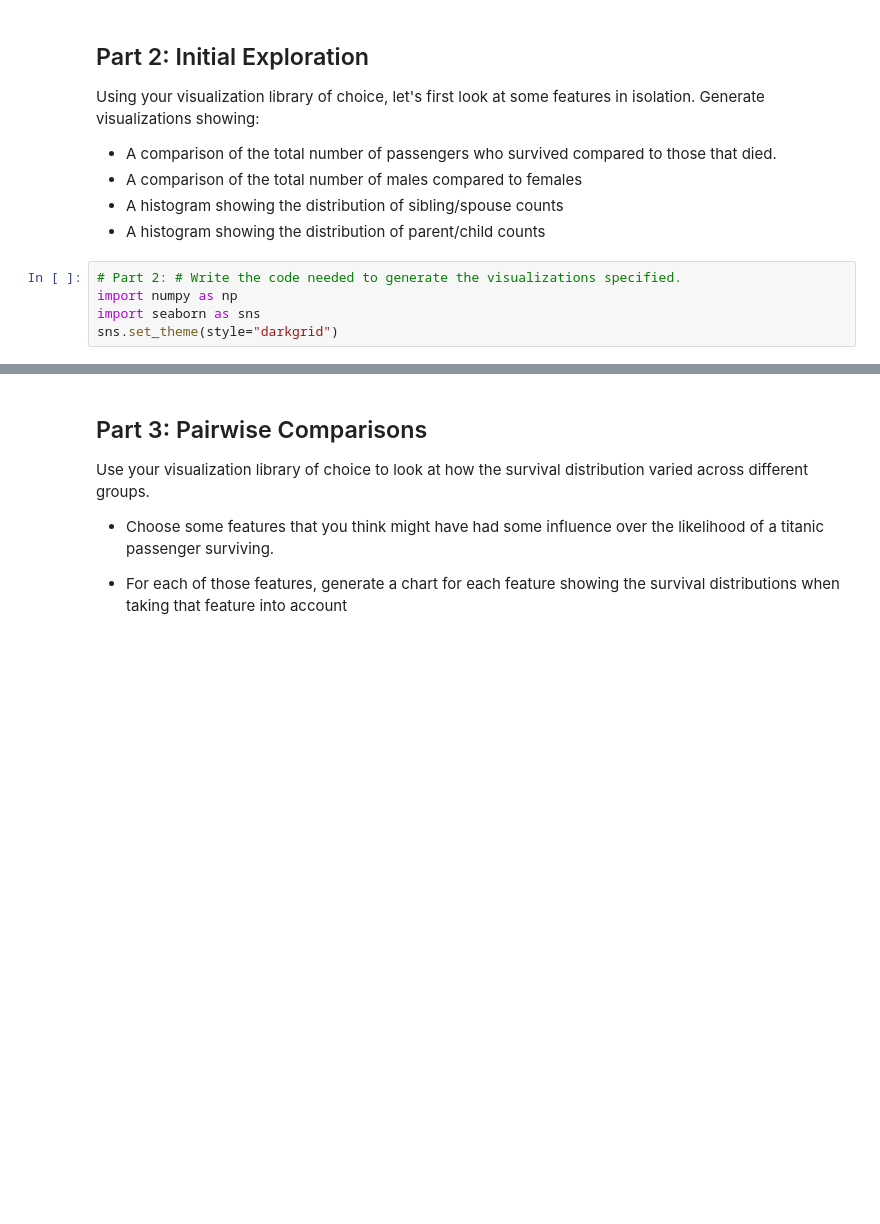
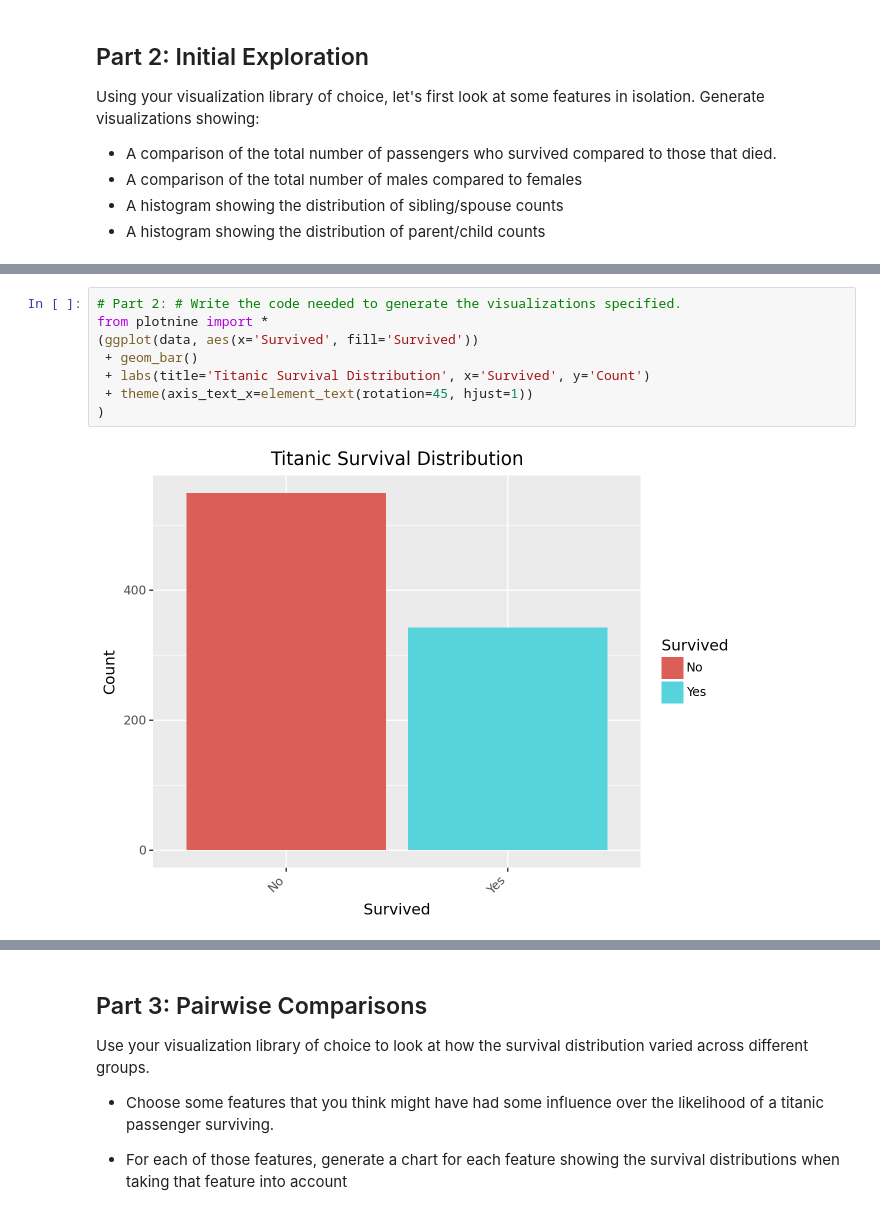
Before and after one commit to ryjason/CalculatorApp, a Jupyter notebook: notebooks/Exploration_03.ipynb, the cells around one changed output, grey strips where cells are left out. Drawn from its saved outputs; the diff is of its cells as text; blank space fills up the shorter version.

```diff
--- a/notebooks/Exploration_03.ipynb
+++ b/notebooks/Exploration_03.ipynb
@@ -50,8 +82,3 @@ Using your visualization library of choice, let's first look at some features in
 - A comparison of the total number of males compared to females
 - A histogram showing the distribution of sibling/spouse counts
 - A histogram showing the distribution of parent/child counts
-# %%
-# Part 2: # Write the code needed to generate the visualizations specified.
-import numpy as np
-import seaborn as sns
-sns.set_theme(style="darkgrid")
@@ -59,0 +85,10 @@ SyntaxError: invalid syntax (<ipython-input-2-67bb4e74e5f4>, line 6)
+# %%
+# Part 2: # Write the code needed to generate the visualizations specified.
+from plotnine import *
+(ggplot(data, aes(x='Survived', fill='Survived'))
+ + geom_bar()
+ + labs(title='Titanic Survival Distribution', x='Survived', y='Count')
+ + theme(axis_text_x=element_text(rotation=45, hjust=1))
+)
+# %% [output]
+[figure, added]
```
Also changed, not shown: parts of 14 cells of this notebook.
